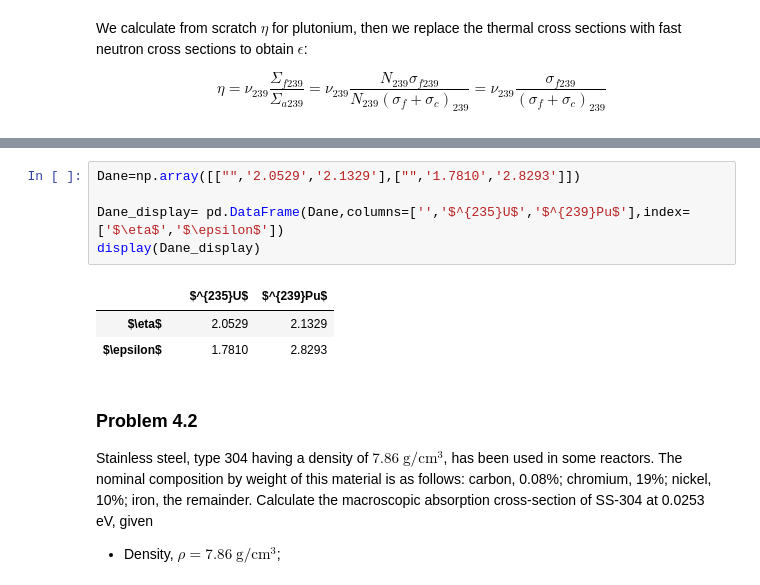
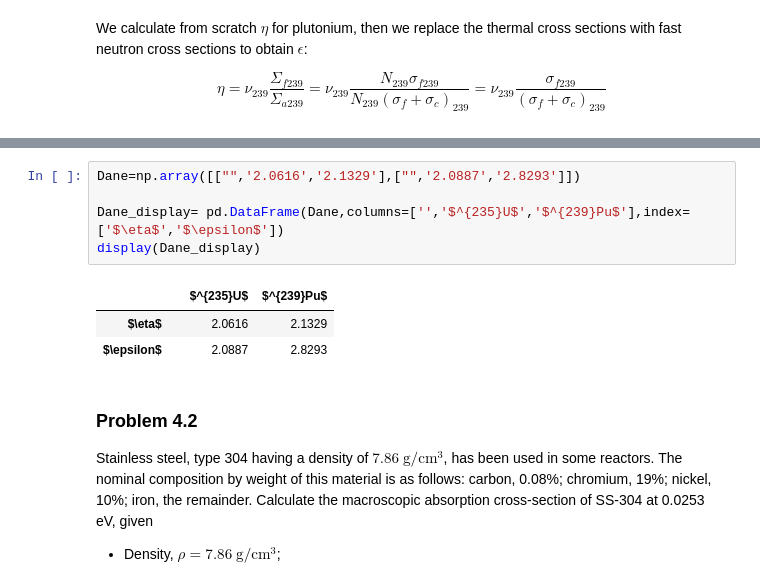
Before and after one commit to nora-salone/Physics-of-Nuclear-Energy, a Jupyter notebook: Phys_nucl_energy_4.ipynb, the cells around one changed output, grey strips where cells are left out. Saved outputs shown, nothing was run; the diff lists cells and outputs as text.

```diff
--- a/Phys_nucl_energy_4.ipynb
+++ b/Phys_nucl_energy_4.ipynb
@@ -133,14 +149,14 @@ print(results)
 thermal, fast
 [2.1329400196656834, 2.829268292682927]
 # %%
-Dane=np.array([["",'2.0529','2.1329'],["",'1.7810','2.8293']])
+Dane=np.array([["",'2.0616','2.1329'],["",'2.0887','2.8293']])
 
 Dane_display= pd.DataFrame(Dane,columns=['','$^{235}U$','$^{239}Pu$'],index=['$\eta$','$\epsilon$'])
 display(Dane_display)
 # %% [output]
 |  |  | $^{235}U$ | $^{239}Pu$ |
-| $\eta$ |  | 2.0529 | 2.1329 |
-| $\epsilon$ |  | 1.7810 | 2.8293 |
+| $\eta$ |  | 2.0616 | 2.1329 |
+| $\epsilon$ |  | 2.0887 | 2.8293 |
 # %% [markdown]
 ### Problem 4.2
 Stainless steel, type 304 having a density of $7.86$ $\text{g}/\text{cm}^3$, has been used in some reactors. The nominal composition by weight of this material is as follows: carbon, 0.08%; chromium, 19%; nickel, 10%; iron, the remainder. Calculate the macroscopic absorption cross-section of SS-304 at 0.0253 eV, given
```
Also changed, not shown: parts of 13 cells of this notebook.
